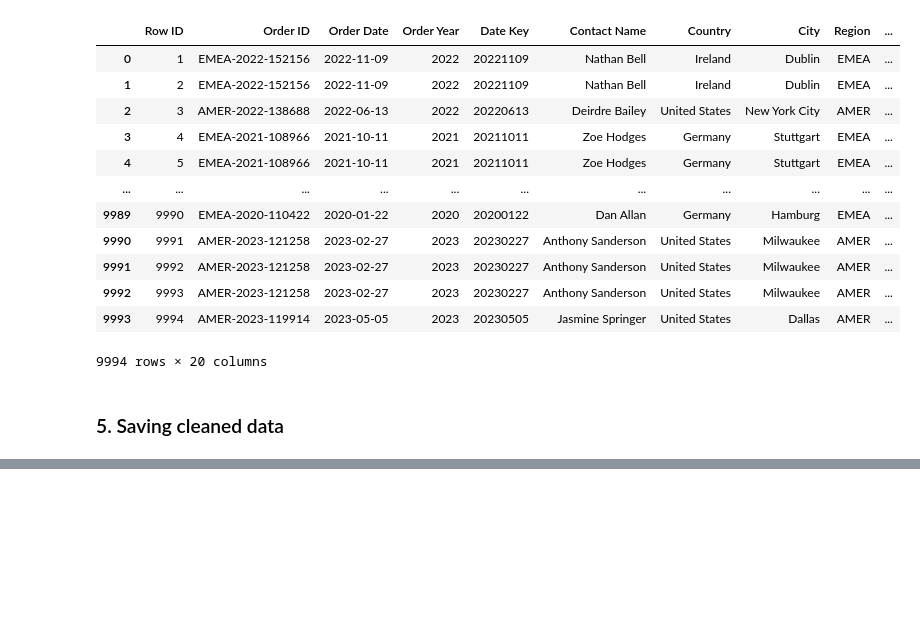
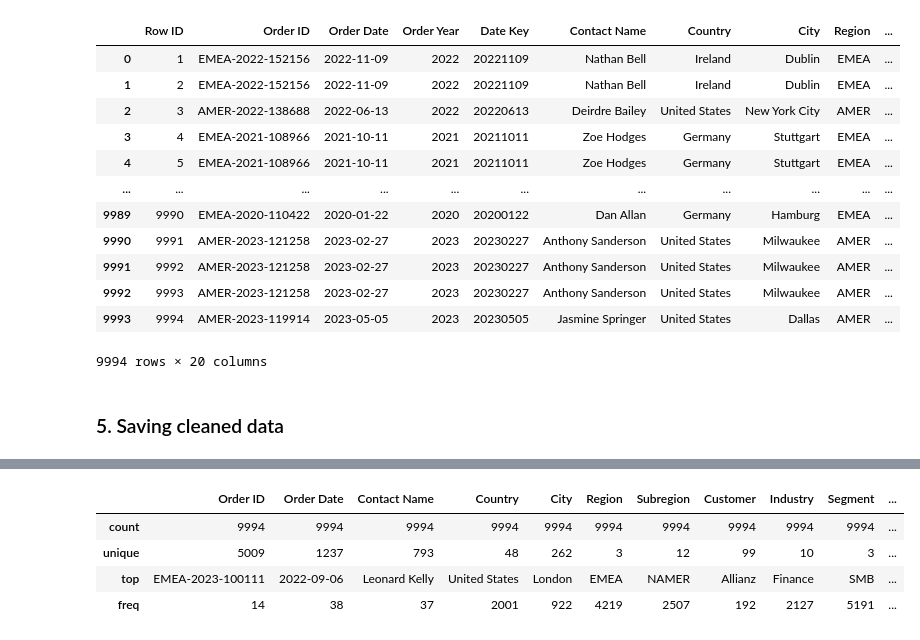
Before and after one commit to ratihbudii/data_analytics_AWS_SaaS, a Jupyter notebook: notebooks/Data_Exploration.ipynb, the cells around one changed output, grey strips where cells are left out. Saved outputs shown, nothing was run; the diff lists cells and outputs as text; code cells hidden in the pictures; blank space fills up the shorter version.

```diff
--- a/notebooks/Data_Exploration.ipynb
+++ b/notebooks/Data_Exploration.ipynb
@@ -204,0 +238,8 @@ df_aws_saas.to_csv(r"../data/cleaned/SaaS-Sales-fin-cleaned.csv", index=False)
+# %%
+df_aws_saas_cleaned.describe(include='object')
+# %% [output]
+|  | Order ID | Order Date | Contact Name | Country | City | Region | Subregion | Customer | Industry | Segment | ... |
+| count | 9994 | 9994 | 9994 | 9994 | 9994 | 9994 | 9994 | 9994 | 9994 | 9994 | ... |
+| unique | 5009 | 1237 | 793 | 48 | 262 | 3 | 12 | 99 | 10 | 3 | ... |
+| top | EMEA-2023-100111 | 2022-09-06 | Leonard Kelly | United States | London | EMEA | NAMER | Allianz | Finance | SMB | ... |
+| freq | 14 | 38 | 37 | 2001 | 922 | 4219 | 2507 | 192 | 2127 | 5191 | ... |
```
Also changed, not shown: parts of 43 cells of this notebook.
